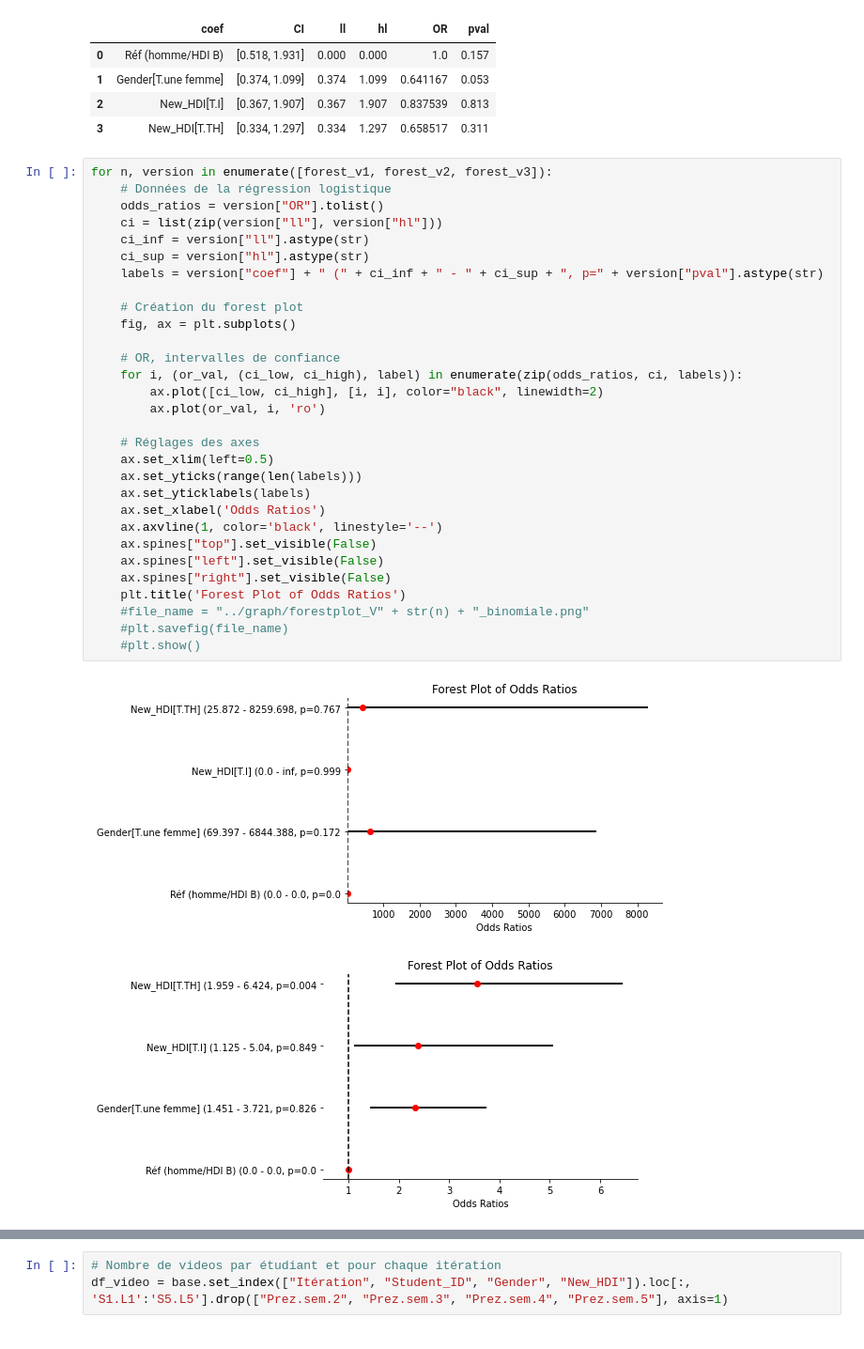
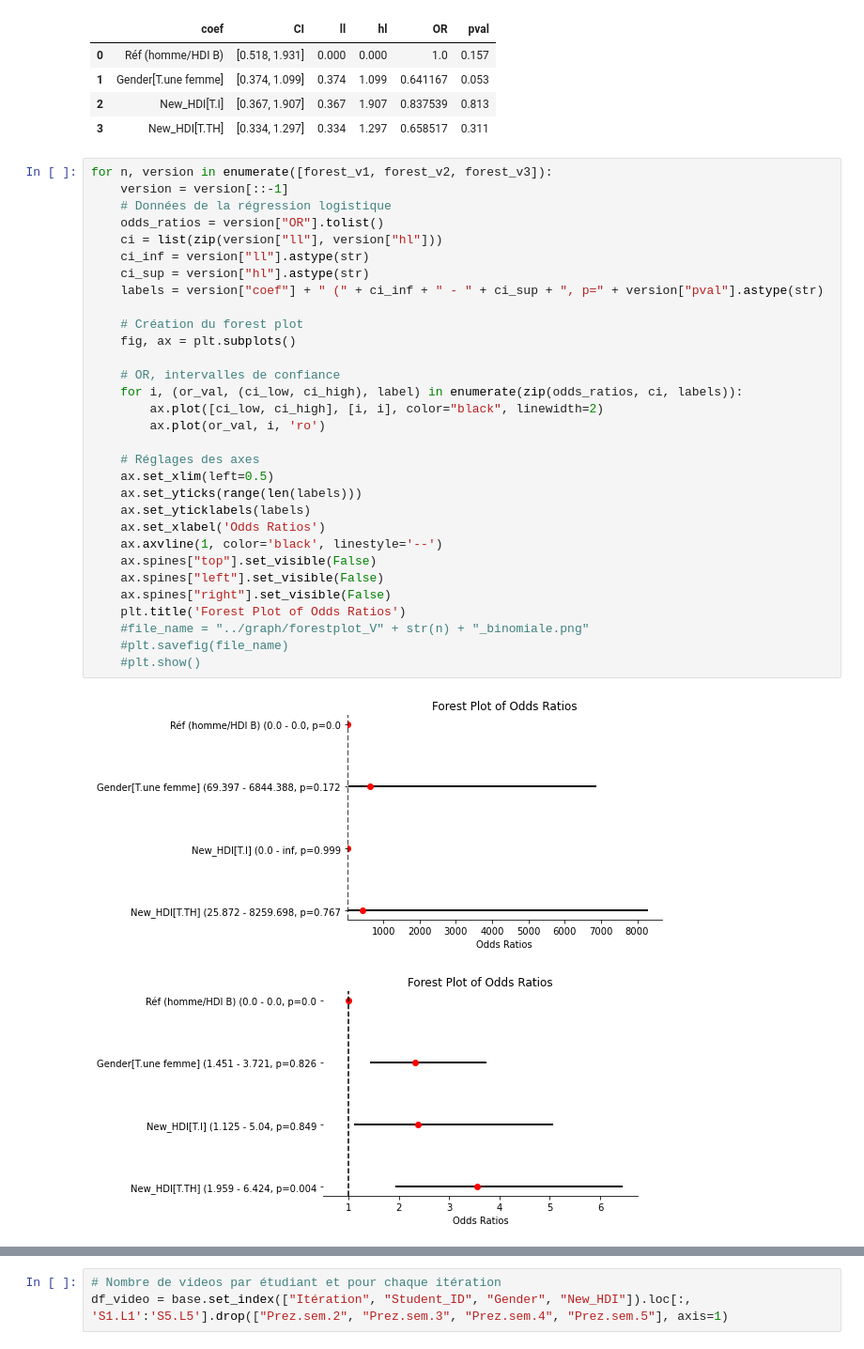
Before and after one commit to smtux/DUDA, a Jupyter notebook: statistique/src/mooc_mertes.ipynb, the cells around one changed output, grey strips where cells are left out. Shown at 94% size. Drawn from its saved outputs; the diff is of its cells as text.

```diff
--- a/statistique/src/mooc_mertes.ipynb
+++ b/statistique/src/mooc_mertes.ipynb
@@ -1009,34 +1009,35 @@ forest_v3
 | 3 | New_HDI[T.TH] | [0.334, 1.297] | 0.334 | 1.297 | 0.658517 | 0.311 |
 # %%
 for n, version in enumerate([forest_v1, forest_v2, forest_v3]):
+    version = version[::-1]
     # Données de la régression logistique
     odds_ratios = version["OR"].tolist()
     ci = list(zip(version["ll"], version["hl"]))
     ci_inf = version["ll"].astype(str)
     ci_sup = version["hl"].astype(str)
     labels = version["coef"] + " (" + ci_inf + " - " + ci_sup + ", p=" + version["pval"].astype(str)
 
     # Création du forest plot
     fig, ax = plt.subplots()
 
     # OR, intervalles de confiance
     for i, (or_val, (ci_low, ci_high), label) in enumerate(zip(odds_ratios, ci, labels)):
         ax.plot([ci_low, ci_high], [i, i], color="black", linewidth=2)
         ax.plot(or_val, i, 'ro')
 
     # Réglages des axes
     ax.set_xlim(left=0.5)
     ax.set_yticks(range(len(labels)))
     ax.set_yticklabels(labels)
     ax.set_xlabel('Odds Ratios')
     ax.axvline(1, color='black', linestyle='--')
     ax.spines["top"].set_visible(False)
     ax.spines["left"].set_visible(False)
     ax.spines["right"].set_visible(False)
     plt.title('Forest Plot of Odds Ratios')
     #file_name = "../graph/forestplot_V" + str(n) + "_binomiale.png"
     #plt.savefig(file_name)
     #plt.show()
 # %% [output]
-[figure, old version]
+[figure, new version]
-[figure, old version]
+[figure, new version]
```
Also changed, not shown: parts of 17 cells of this notebook, 1 other file.
